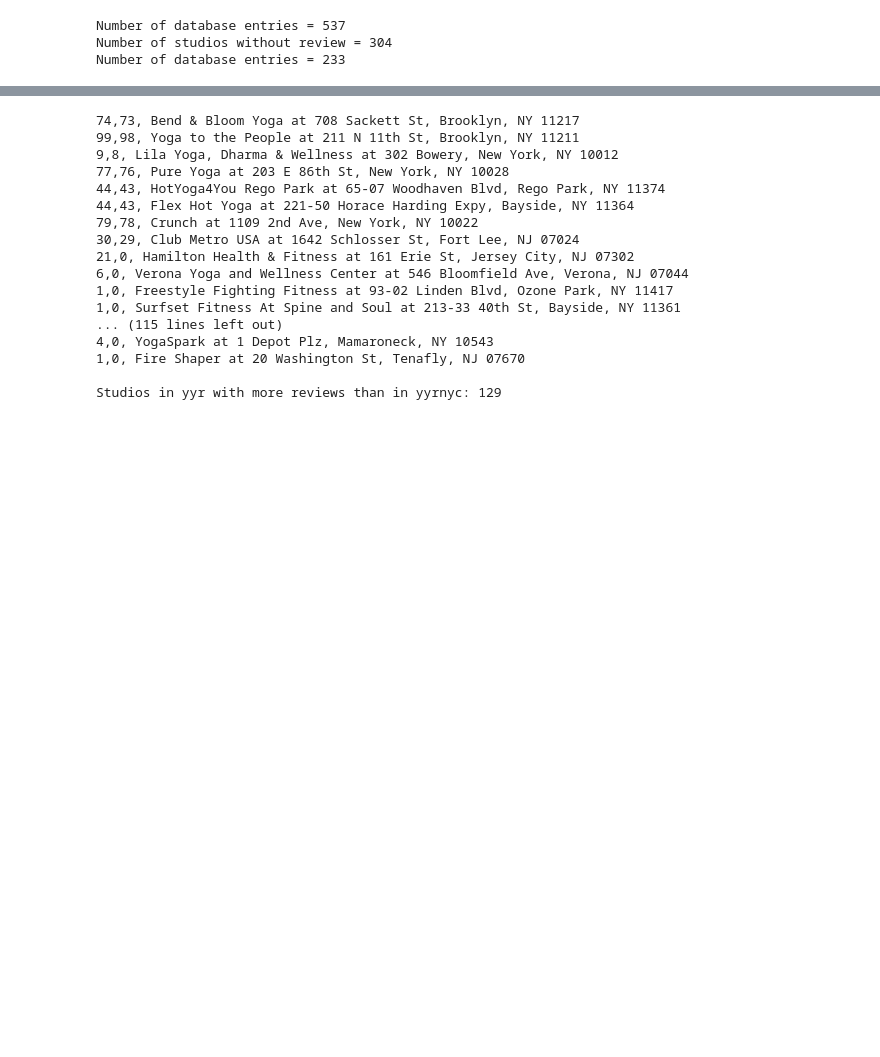
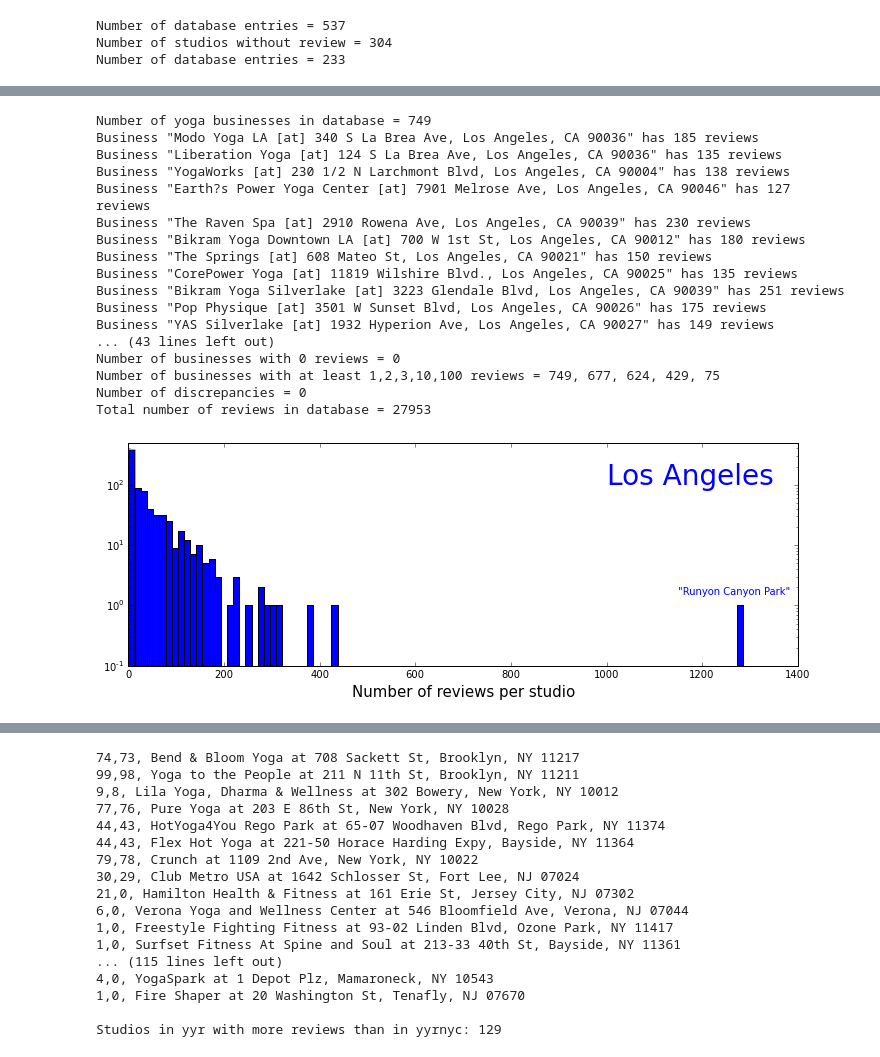
Before and after one commit to LucDemortier/YogaCity, a Jupyter notebook: YelpScrape.ipynb, the cells around one changed output, grey strips where cells are left out. Saved outputs shown, nothing was run; the diff lists cells and outputs as text; code cells hidden in the pictures; blank space fills up the shorter version.

```diff
--- a/YelpScrape.ipynb
+++ b/YelpScrape.ipynb
@@ -451,0 +437,80 @@ Total number of reviews in database = 9299
+# %%
+'''
+Let's look at what we have in MongoDB, collection yyrla in database dsbc.
+'''
+%matplotlib inline
+from pymongo import MongoClient
+import matplotlib.pyplot as plt
+
+client   = MongoClient()
+yyr      = client.dsbc.yyrla  # Los Angeles area
+print 'Number of yoga businesses in database = %i' % yyr.count()
+cursor   = yyr.find()
+
+n0       = 0
+n1       = 0
+n2       = 0
+n3       = 0
+n10      = 0
+n100     = 0
+ndis     = 0
+nrlistla = []
+rtotal   = 0
+rlengths = []
+for record in cursor:
+    for review in record['usr_text']:
+        rlengths.append(len(review))
+    nreviews = len(record['usr_text'])
+    rtotal  += nreviews
+    if nreviews != 0: nrlistla.append(nreviews)
+    if nreviews > 99:
+        n100 += 1
+    if nreviews > 120:
+        print 'Business "%s [at] %s" has %i reviews' \
+        % (record['biz_name'],record['biz_address'],nreviews)
+    if nreviews > 9:   n10 += 1
+    if nreviews > 2:    n3 += 1
+    if nreviews > 1:    n2 += 1
+    if nreviews > 0:    n1 += 1
+    if nreviews == 0:   n0 += 1
+    if nreviews != record['n_reviews']:
+        ndis += 1
+        print 'For business "%s" we expected %i reviews, found %i' \
+        %(record['biz_name'],record['n_reviews'],nreviews)
+
+print
+print 'Number of businesses with 0 reviews = %i' % n0
+print 'Number of businesses with at least 1,2,3,10,100 reviews = %i, %i, %i, %i, %i' \
+% (n1,n2,n3,n10,n100)
+print 'Number of discrepancies = %i' % ndis
+print 'Total number of reviews in database = %i' % rtotal
+
+# Histogram number of reviews per studio, for studios with at least one review:
+fig, ax = plt.subplots( nrows=1, ncols=1, figsize=(12,4) )
+ax.hist( nrlistla, color='b', bins=100 )
+ax.set_xlabel('Number of reviews per studio', fontsize=15)
+ax.set_ylim(0.1,500.0)
+ax.set_yscale('log')
+ax.text(1000.0,100.0,"Los Angeles",size=28,color='b')
+ax.text(1150.0,1.5,'"Runyon Canyon Park"',size=10,color='b')
+plt.show()
+# fig.savefig("n_reviews_la.pdf")
+# %% [output]
+Number of yoga businesses in database = 749
+Business "Modo Yoga LA [at] 340 S La Brea Ave, Los Angeles, CA 90036" has 185 reviews
+Business "Liberation Yoga [at] 124 S La Brea Ave, Los Angeles, CA 90036" has 135 reviews
+Business "YogaWorks [at] 230 1/2 N Larchmont Blvd, Los Angeles, CA 90004" has 138 reviews
+Business "Earth?s Power Yoga Center [at] 7901 Melrose Ave, Los Angeles, CA 90046" has 127 reviews
+Business "The Raven Spa [at] 2910 Rowena Ave, Los Angeles, CA 90039" has 230 reviews
+Business "Bikram Yoga Downtown LA [at] 700 W 1st St, Los Angeles, CA 90012" has 180 reviews
+Business "The Springs [at] 608 Mateo St, Los Angeles, CA 90021" has 150 reviews
+Business "CorePower Yoga [at] 11819 Wilshire Blvd., Los Angeles, CA 90025" has 135 reviews
+Business "Bikram Yoga Silverlake [at] 3223 Glendale Blvd, Los Angeles, CA 90039" has 251 reviews
+Business "Pop Physique [at] 3501 W Sunset Blvd, Los Angeles, CA 90026" has 175 reviews
+Business "YAS Silverlake [at] 1932 Hyperion Ave, Los Angeles, CA 90027" has 149 reviews
+... (43 lines left out)
+Number of businesses with 0 reviews = 0
+Number of businesses with at least 1,2,3,10,100 reviews = 749, 677, 624, 429, 75
+Number of discrepancies = 0
+Total number of reviews in database = 27953
+[figure, added]
```
Also changed, not shown: parts of 2 cells of this notebook.
